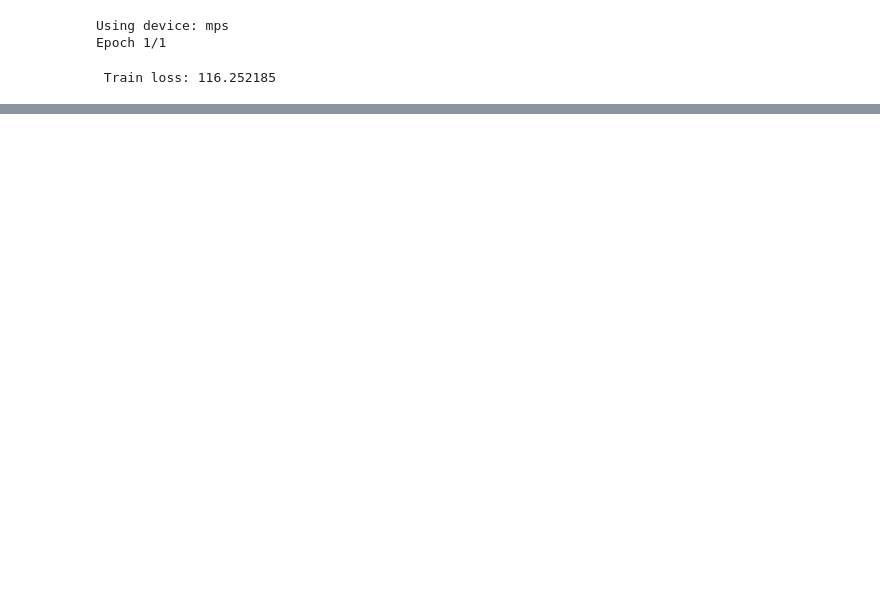
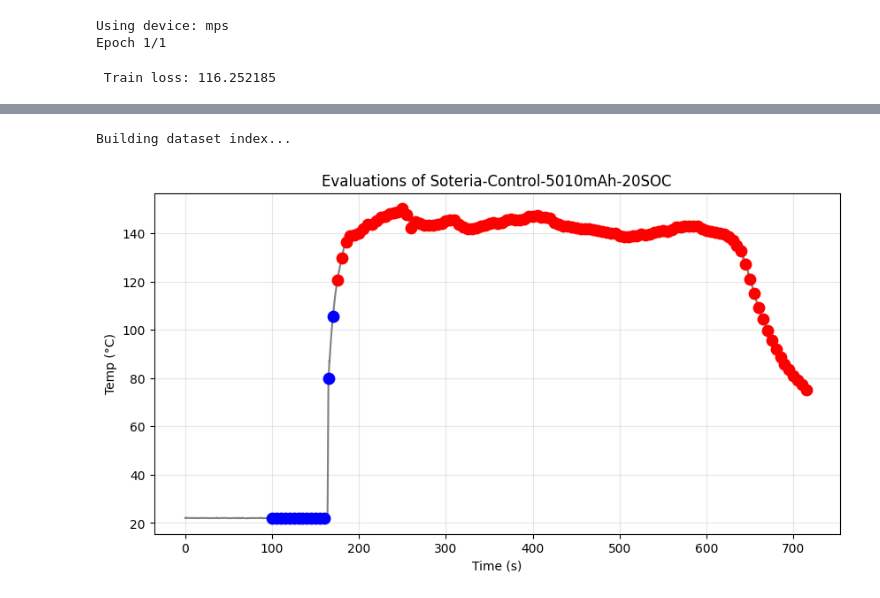
Before and after one commit to hhaller0826/thermal-runaway, a Jupyter notebook: exp.ipynb, the cells around one changed output, grey strips where cells are left out. Cells and saved outputs as stored; diff of their text form; code cells hidden in the pictures; blank space fills up the shorter version.

```diff
--- a/exp.ipynb
+++ b/exp.ipynb
@@ -113,0 +77,15 @@ tensor([  9.2498,   8.2468,   9.4534, 182.4792, 181.2123, 182.4006, 194.9297,
+# %%
+from src.exp import evaluate_and_plot
+from src.models import TransformerAutoencoder
+
+model_filename = 'trained_models/transformer_autoenc_1epoch_0.8healthy.pkl'
+transformer_model = TransformerAutoencoder.load(model_filename)
+
+unhealthy_filename = 'data/preprocessed/Soteria-Control-5010mAh-20SOC.pkl'
+healthy_filename = 'data/preprocessed/SNL_18650_NMC_25C_0-100_0.5-0.5C_a_timeseries.pkl'
+
+
+evaluate_and_plot(unhealthy_filename, transformer_model, window_skip=50, sampling_rate=10, threshold=300)
+# %% [output]
+Building dataset index...
+[figure, added]
```
Also changed, not shown: parts of 11 cells of this notebook, 7 other files.
